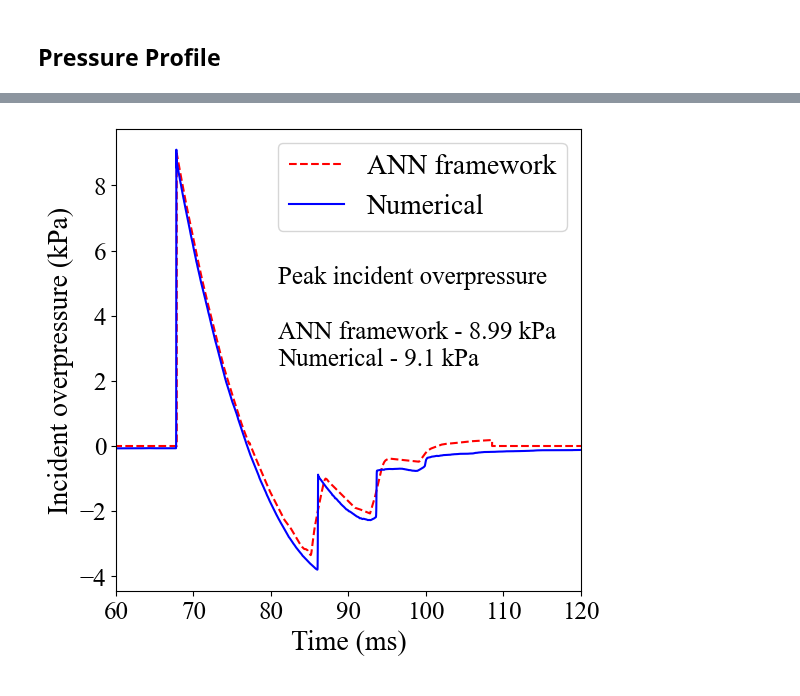
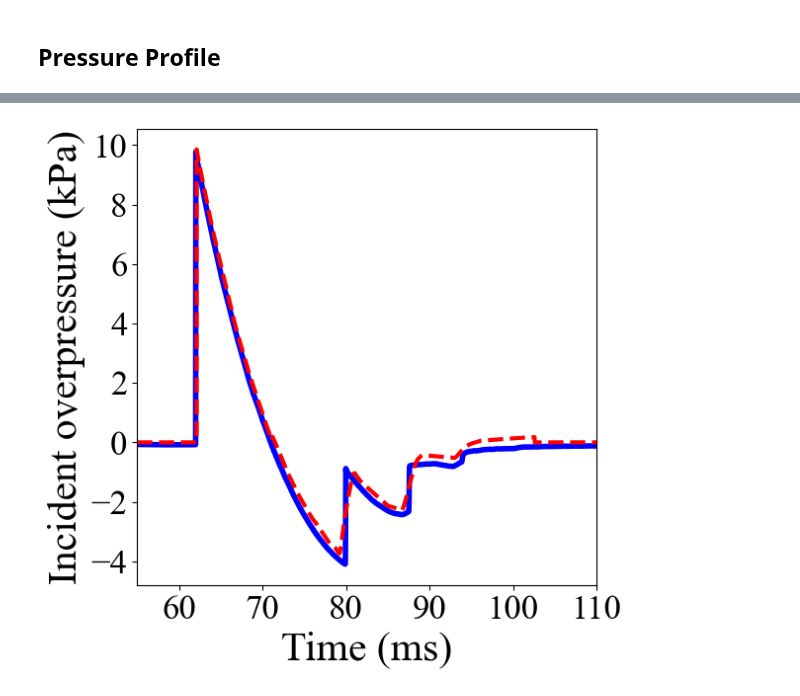
Before and after one commit to ChamodiWidanage/Pressure_history_2, a Jupyter notebook: Combined_Code_All_Sections_ANN.ipynb, the cells around one changed output, grey strips where cells are left out. Saved outputs shown, nothing was run; the diff lists cells and outputs as text; code cells hidden in the pictures.

```diff
--- a/Combined_Code_All_Sections_ANN.ipynb
+++ b/Combined_Code_All_Sections_ANN.ipynb
@@ -37,8 +34,9 @@ https://scikit-learn.org/stable/model_persistence.html#security-maintainability-
 ## Input details
 # %%
 charge_mass = 16.2
-standoff_distance = 28.3
-termination_time = 120
+standoff_distance = 26.3
+start_time = 55
+termination_time = 110
 interval = 0.01
 # %% [markdown]
 ## Pressure Profile
@@ -95,14 +93,14 @@ def p_fluctuation(standoff_distance, d_set):
     return p_f, section
 
 if termination_time < arrival_time:
-    start = 0
+    start = start_time
     end = termination_time
     values1 = stable_state(start, end, interval)
     arrival_time = 0
     end_time = 0
 
 else:
-    start = 0
+    start = start_time
     end = arrival_time
     values1 = stable_state(start, end, interval)
 
@@ -147,4 +145,7 @@ if 'values2' in globals():
 else:
     ml_model = values1
 print (section)
+
+X1 = ml_model[:,0]
+y1 = ml_model[:,1]
 # %% [output]
@@ -175,0 +180,5 @@ LSDYNA max 9.097999999999999
+# %%
+X1=X1[:-2]
+y1=y1[:-2]
+print("ANN:",len(X1),"Num:",len(X2))
+print("ANN:",len(y1),"Num:",len(y2))
@@ -176,25 +231,22 @@ LSDYNA max 9.097999999999999
 # %%
-X1 = ml_model[:,0]
-y1 = ml_model[:,1]
-
 plt.figure(figsize=(6,6))
 plt.rcParams["font.family"] = "Times New Roman"
-plt.plot(X1, y1, linestyle = 'dashed', color = 'red', label = 'ANN framework')
-plt.plot(X2, y2, color = 'blue',label = 'Numerical')
-plt.ylabel('Incident overpressure (kPa)',fontsize = 20)
-plt.xlabel('Time (ms)',fontsize = 20)
-plt.xticks(fontsize = 18)
-plt.yticks(fontsize = 18)
-plt.legend(fontsize = 20)
+plt.plot(X2, y2, color = 'blue',label = 'Numerical', linewidth=4)
+plt.plot(X1, y1, linestyle = 'dashed', color = 'red', label = 'ANN framework', linewidth=3)
+plt.ylabel('Incident overpressure (kPa)',fontsize = 30)
+plt.xlabel('Time (ms)',fontsize = 30)
+plt.xticks(fontsize = 25)
+plt.yticks(fontsize = 25)
+#plt.legend(loc='upper center', bbox_to_anchor=(0.5, -0.15), ncol=2, frameon = False, fontsize = 20)
 
 # Create the annotation text
-annotation_text = (f'Peak incident overpressure\n\nANN framework - {round(max(y1), 2)} kPa\n'
-                   f'Numerical - {round(max(y2), 2)} kPa')
+#annotation_text = (f'Peak incident overpressure\n\nANN framework - {round(max(y1), 2)} kPa\n'
+#                   f'Numerical - {round(max(y2), 2)} kPa')
 
-plt.annotate(annotation_text,xy=(0.4,0.5), xycoords='figure fraction', fontsize=18)
+#plt.annotate(annotation_text,xy=(0.4,0.5), xycoords='figure fraction', fontsize=18)
 
-plt.xlim (60,120)#termination_time
+plt.xlim (start_time,termination_time)
 plt.savefig(f'IP_Num&ANN_Comparison/Images2/Section{section}/{standoff_distance}m{charge_mass}kg.png', dpi=150, bbox_inches='tight')
 plt.show()
 # %% [output]
-[figure, old version]
+[figure, new version]
```
Also changed, not shown: parts of 7 cells of this notebook, 15 other files.
